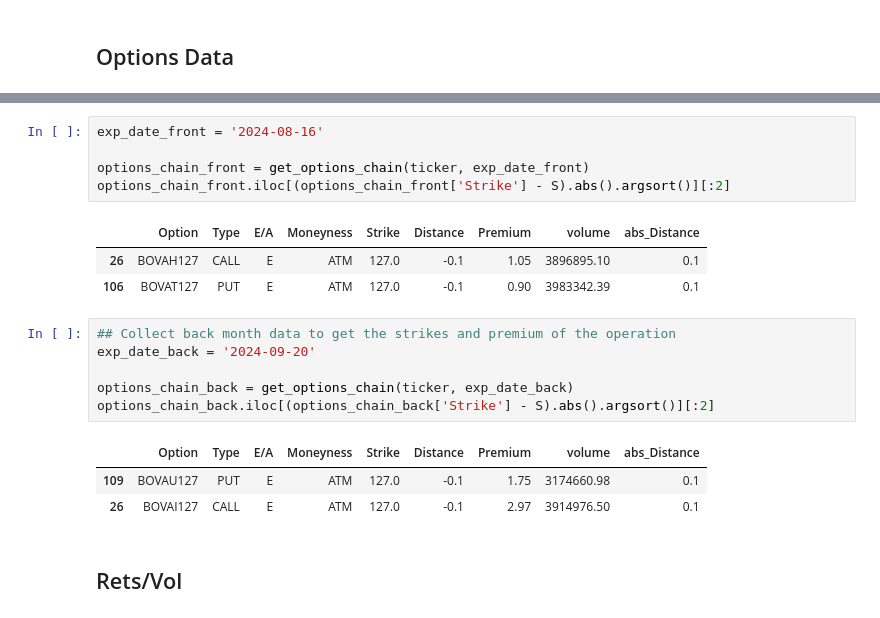
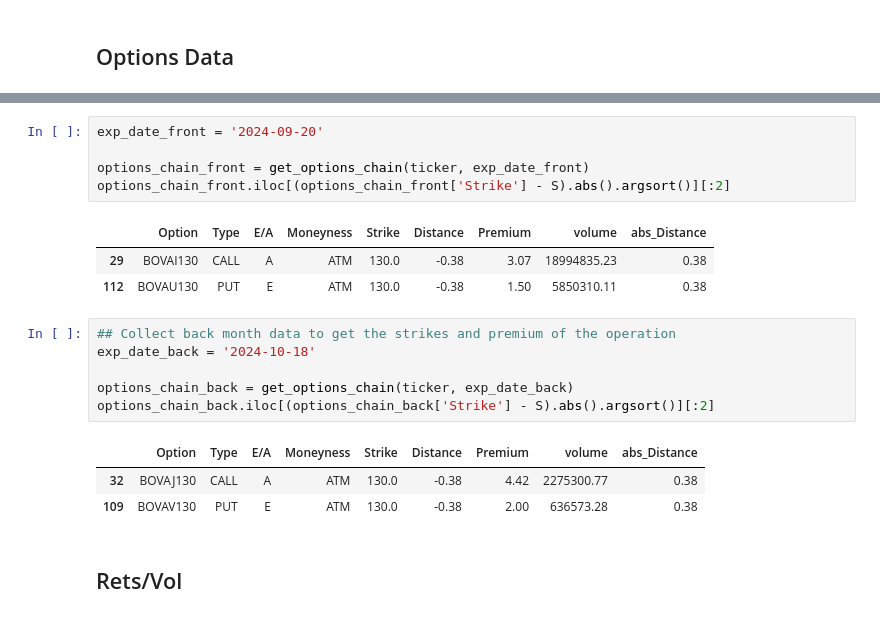
Before and after one commit to colantuono/short_vol, a Jupyter notebook: trading_system.ipynb, the cells around one changed output, grey strips where cells are left out. Saved outputs shown, nothing was run; the diff lists cells and outputs as text.

```diff
--- a/trading_system.ipynb
+++ b/trading_system.ipynb
@@ -32,22 +35,22 @@ Current Underlying Price: 127.13
 # %%
-exp_date_front = '2024-08-16'
+exp_date_front = '2024-09-20'
 
 options_chain_front = get_options_chain(ticker, exp_date_front)
 options_chain_front.iloc[(options_chain_front['Strike'] - S).abs().argsort()][:2]
 # %% [output]
 |  | Option | Type | E/A | Moneyness | Strike | Distance | Premium | volume | abs_Distance |
-| 26 | BOVAH127 | CALL | E | ATM | 127.0 | -0.1 | 1.05 | 3896895.10 | 0.1 |
-| 106 | BOVAT127 | PUT | E | ATM | 127.0 | -0.1 | 0.90 | 3983342.39 | 0.1 |
+| 29 | BOVAI130 | CALL | A | ATM | 130.0 | -0.38 | 3.07 | 18994835.23 | 0.38 |
+| 112 | BOVAU130 | PUT | E | ATM | 130.0 | -0.38 | 1.50 | 5850310.11 | 0.38 |
 # %%
 ## Collect back month data to get the strikes and premium of the operation
-exp_date_back = '2024-09-20'
+exp_date_back = '2024-10-18'
 
 options_chain_back = get_options_chain(ticker, exp_date_back)
 options_chain_back.iloc[(options_chain_back['Strike'] - S).abs().argsort()][:2]
 # %% [output]
 |  | Option | Type | E/A | Moneyness | Strike | Distance | Premium | volume | abs_Distance |
-| 109 | BOVAU127 | PUT | E | ATM | 127.0 | -0.1 | 1.75 | 3174660.98 | 0.1 |
-| 26 | BOVAI127 | CALL | E | ATM | 127.0 | -0.1 | 2.97 | 3914976.50 | 0.1 |
+| 32 | BOVAJ130 | CALL | A | ATM | 130.0 | -0.38 | 4.42 | 2275300.77 | 0.38 |
+| 109 | BOVAV130 | PUT | E | ATM | 130.0 | -0.38 | 2.00 | 636573.28 | 0.38 |
 # %% [markdown]
 ## Rets/Vol
 # %%
```
Also changed, not shown: parts of 18 cells of this notebook, 2 other files.
